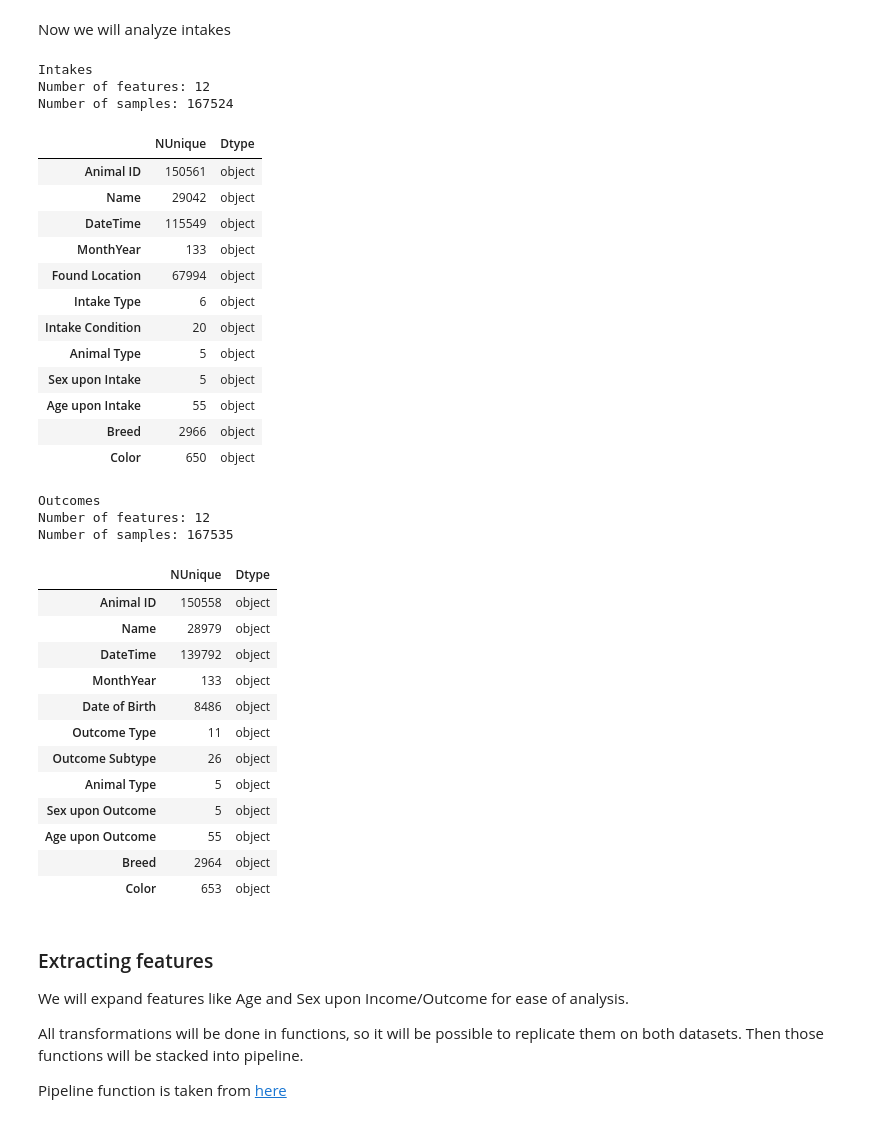
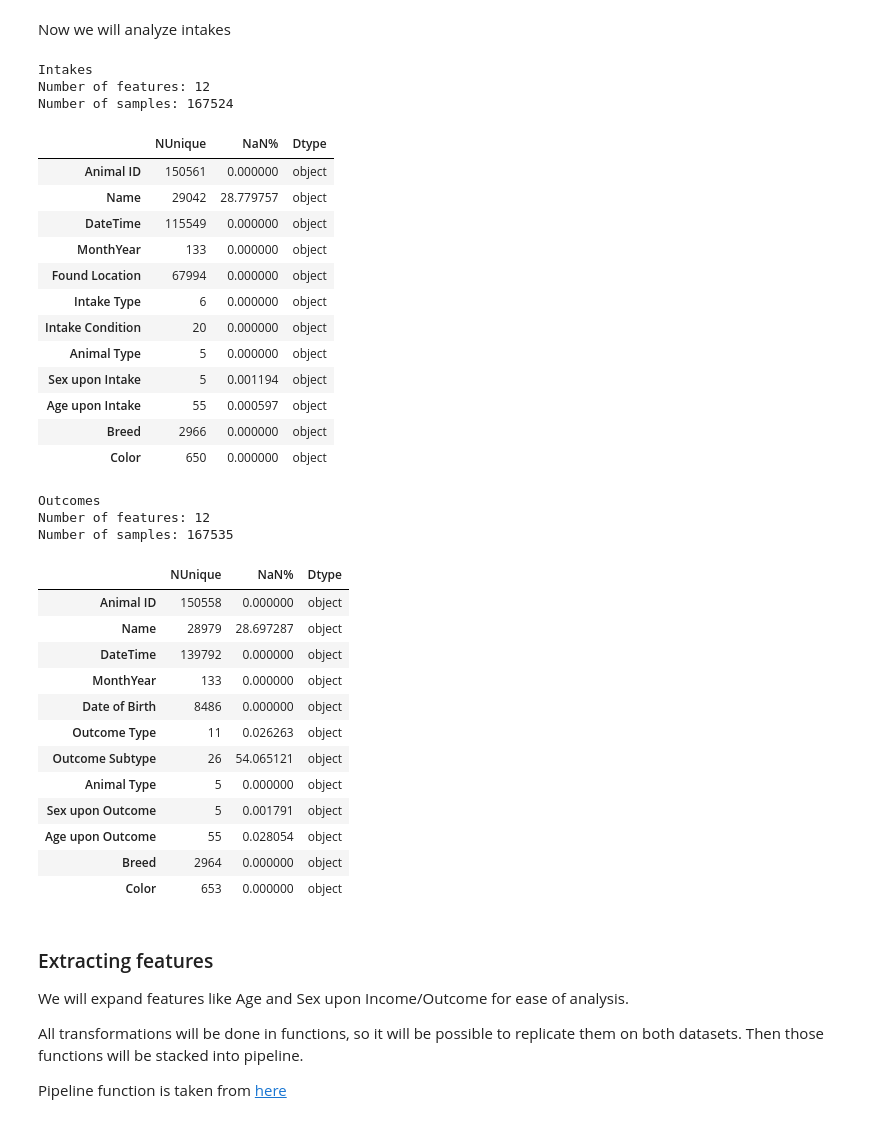
Before and after one commit to ZhigaMason/University, a Jupyter notebook: 01/assignment01.ipynb, the cells around one changed output. Saved outputs shown, nothing was run; the diff lists cells and outputs as text; code cells hidden in the pictures.

```diff
--- a/01/assignment01.ipynb
+++ b/01/assignment01.ipynb
@@ -95,10 +97,10 @@ display(outcomes_raw.head())
 We will delete duplicated rows, so all further EDA will be correct.
 # %%
 print(f"Duplicated intakes:  {intakes_raw.duplicated().sum()}")
-intakes = intakes_raw.drop_duplicates()
+intakes_raw = intakes_raw.drop_duplicates()
 
 print(f"Duplicated outcomes:  {outcomes_raw.duplicated().sum()}")
-outcomes = outcomes_raw.drop_duplicates()
+outcomes_raw = outcomes_raw.drop_duplicates()
 # %% [output]
 Duplicated intakes:  32
 Duplicated outcomes:  24
@@ -106,46 +108,46 @@ Duplicated outcomes:  24
 Now we will analyze intakes
 # %%
 def better_info(df):
-    return pd.DataFrame({'NUnique' : df.nunique(), 'Dtype' : df.dtypes})
+    return pd.DataFrame({'NUnique' : df.nunique(), 'NaN%' : df.isna().mean() * 100 , 'Dtype' : df.dtypes})
 
 print('Intakes',f"Number of features: {intakes.shape[1]}", f"Number of samples: {intakes.shape[0]}", '', sep='\n')
-display(better_info(intakes))
+display(better_info(intakes_raw))
 
 print('Outcomes', f"Number of features: {outcomes.shape[1]}", f"Number of samples: {outcomes.shape[0]}", '', sep='\n')
-display(better_info(outcomes))
+display(better_info(outcomes_raw))
 # %% [output]
 Intakes
 Number of features: 12
 Number of samples: 167524
-|  | NUnique | Dtype |
-| Animal ID | 150561 | object |
-| Name | 29042 | object |
-| DateTime | 115549 | object |
-| MonthYear | 133 | object |
-| Found Location | 67994 | object |
-| Intake Type | 6 | object |
-| Intake Condition | 20 | object |
-| Animal Type | 5 | object |
-| Sex upon Intake | 5 | object |
-| Age upon Intake | 55 | object |
-| Breed | 2966 | object |
-| Color | 650 | object |
+|  | NUnique | NaN% | Dtype |
+| Animal ID | 150561 | 0.000000 | object |
+| Name | 29042 | 28.779757 | object |
+| DateTime | 115549 | 0.000000 | object |
+| MonthYear | 133 | 0.000000 | object |
+| Found Location | 67994 | 0.000000 | object |
+| Intake Type | 6 | 0.000000 | object |
+| Intake Condition | 20 | 0.000000 | object |
+| Animal Type | 5 | 0.000000 | object |
+| Sex upon Intake | 5 | 0.001194 | object |
+| Age upon Intake | 55 | 0.000597 | object |
+| Breed | 2966 | 0.000000 | object |
+| Color | 650 | 0.000000 | object |
 Outcomes
 Number of features: 12
 Number of samples: 167535
-|  | NUnique | Dtype |
-| Animal ID | 150558 | object |
-| Name | 28979 | object |
-| DateTime | 139792 | object |
-| MonthYear | 133 | object |
-| Date of Birth | 8486 | object |
-| Outcome Type | 11 | object |
-| Outcome Subtype | 26 | object |
-| Animal Type | 5 | object |
-| Sex upon Outcome | 5 | object |
-| Age upon Outcome | 55 | object |
-| Breed | 2964 | object |
-| Color | 653 | object |
+|  | NUnique | NaN% | Dtype |
+| Animal ID | 150558 | 0.000000 | object |
+| Name | 28979 | 28.697287 | object |
+| DateTime | 139792 | 0.000000 | object |
+| MonthYear | 133 | 0.000000 | object |
+| Date of Birth | 8486 | 0.000000 | object |
+| Outcome Type | 11 | 0.026263 | object |
+| Outcome Subtype | 26 | 54.065121 | object |
+| Animal Type | 5 | 0.000000 | object |
+| Sex upon Outcome | 5 | 0.001791 | object |
+| Age upon Outcome | 55 | 0.028054 | object |
+| Breed | 2964 | 0.000000 | object |
+| Color | 653 | 0.000000 | object |
 # %% [markdown]
 ### Extracting features
 
```
Also changed, not shown: parts of 18 cells of this notebook.
